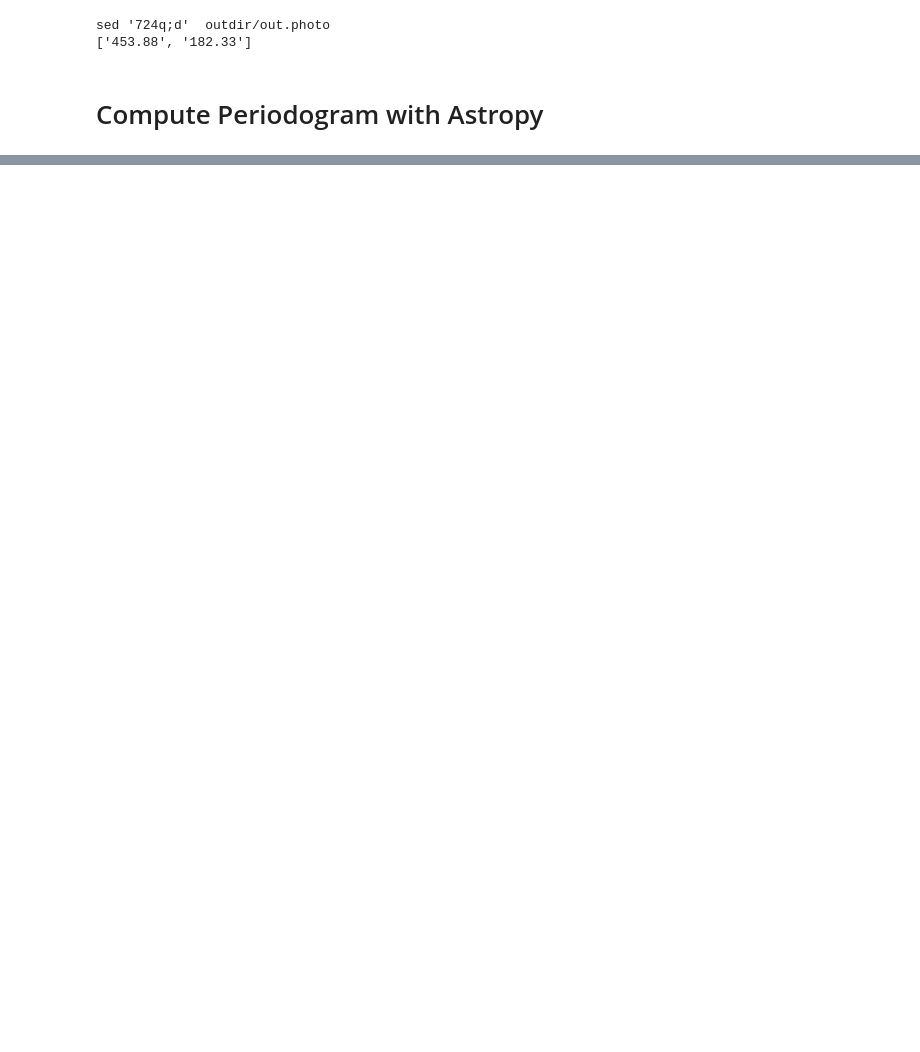
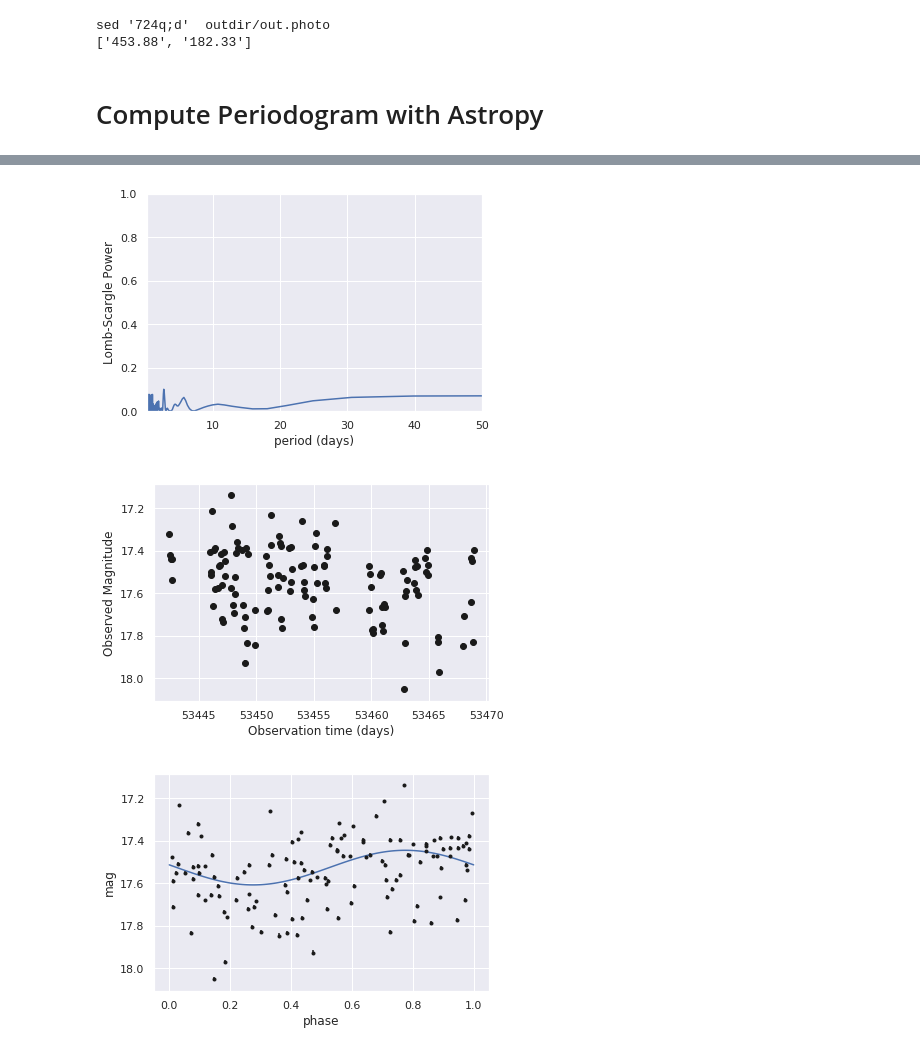
Before and after one commit to manuelmarcano22/NGC6397F336W, a Jupyter notebook: u9712005/U17.ipynb, the cells around one changed output, grey strips where cells are left out. Saved outputs shown, nothing was run; the diff lists cells and outputs as text; code cells hidden in the pictures; blank space fills up the shorter version.

```diff
--- a/u9712005/U17.ipynb
+++ b/u9712005/U17.ipynb
@@ -284 +247,51 @@ Best_frequency: 6.86735183795949, Period: 0.14561653801869748
+# %%
+
+
+freq, PLS = LombScargle(mjd, mag, dmag).autopower(minimum_frequency=1 / 100.,
+                                                maximum_frequency=1 / 0.1)
+best_freq = freq[np.argmax(PLS)]
+phase = (mjd * best_freq) % 1
+
+# compute the best-fit model
+phase_fit = np.linspace(0, 1,len(mjd))
+mag_fit = LombScargle(mjd, mag, dmag).model(t=phase_fit / best_freq,
+                                          frequency=best_freq)
+# plot the periodogram
+
+fig, ax = plt.subplots()
+
+plt.plot(1. / freq, PLS)
+ax.set(xlabel='period (days)',
+          ylabel='Lomb-Scargle Power',
+          xlim=(0.2, 50),
+          ylim=(0, 1));
+plt.show()
+
+
+fig, ax = plt.subplots()
+
+# plot the raw data
+ax.errorbar(mjd, mag, dmag, fmt='ok', elinewidth=1.5, capsize=0)
+ax.invert_yaxis()
+ax.set(   xlabel='Observation time (days)',
+          ylabel='Observed Magnitude')
+
+#plt.plot(t,mag_fit)
+
+
+
+fig, ax = plt.subplots()
+# plot the phased data & model in the inset
+plt.errorbar(phase, mag, dmag, fmt='.k', capsize=0)
+plt.plot(phase_fit, mag_fit)
+
+
+ax.invert_yaxis()
+ax.set_xlabel('phase')
+ax.set_ylabel('mag')
+plt.show()
+# %% [output]
+[figure, added]
+[figure, added]
+[figure, added]
 # %%
```
Also changed, not shown: parts of 7 cells of this notebook, 3 other files.
